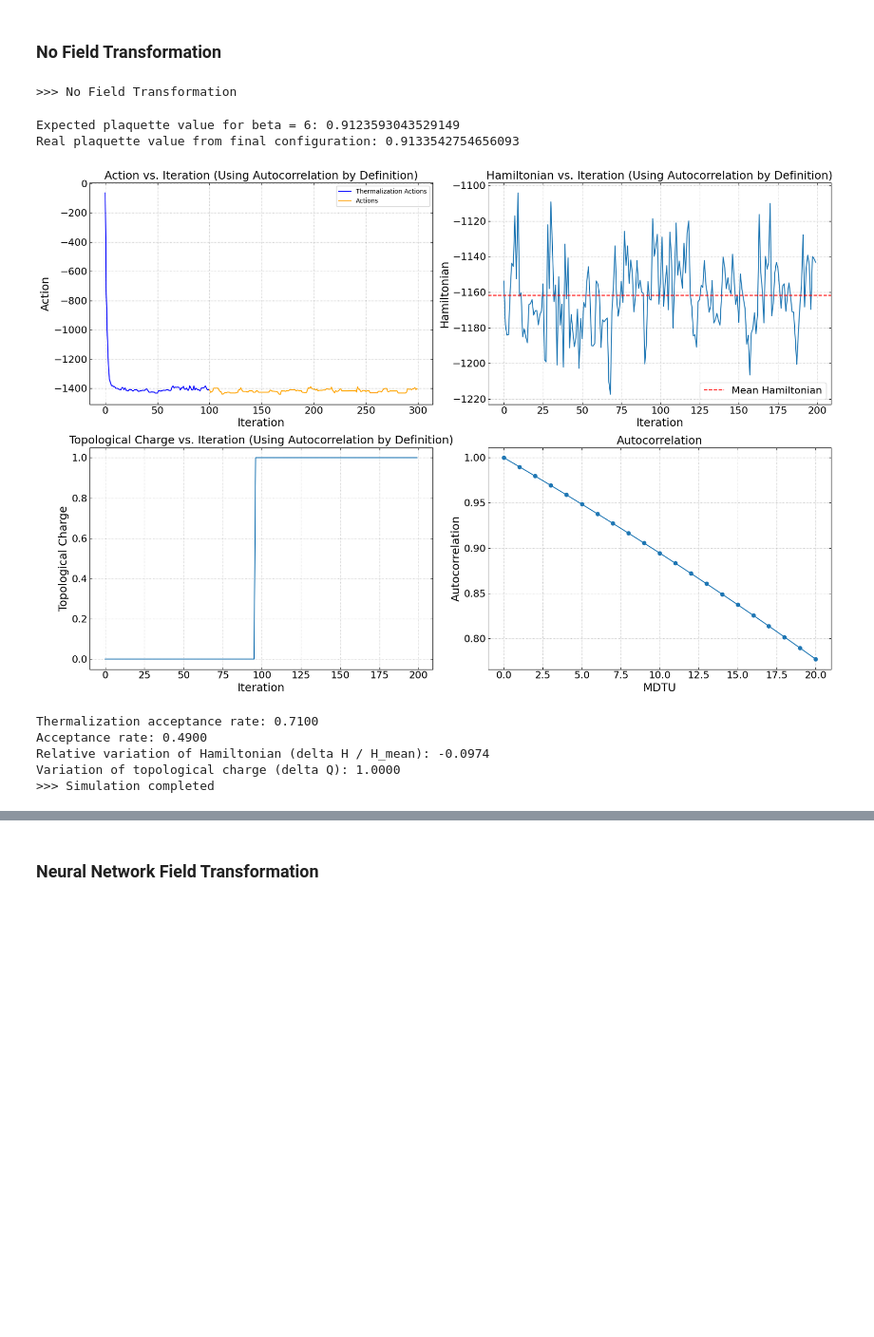
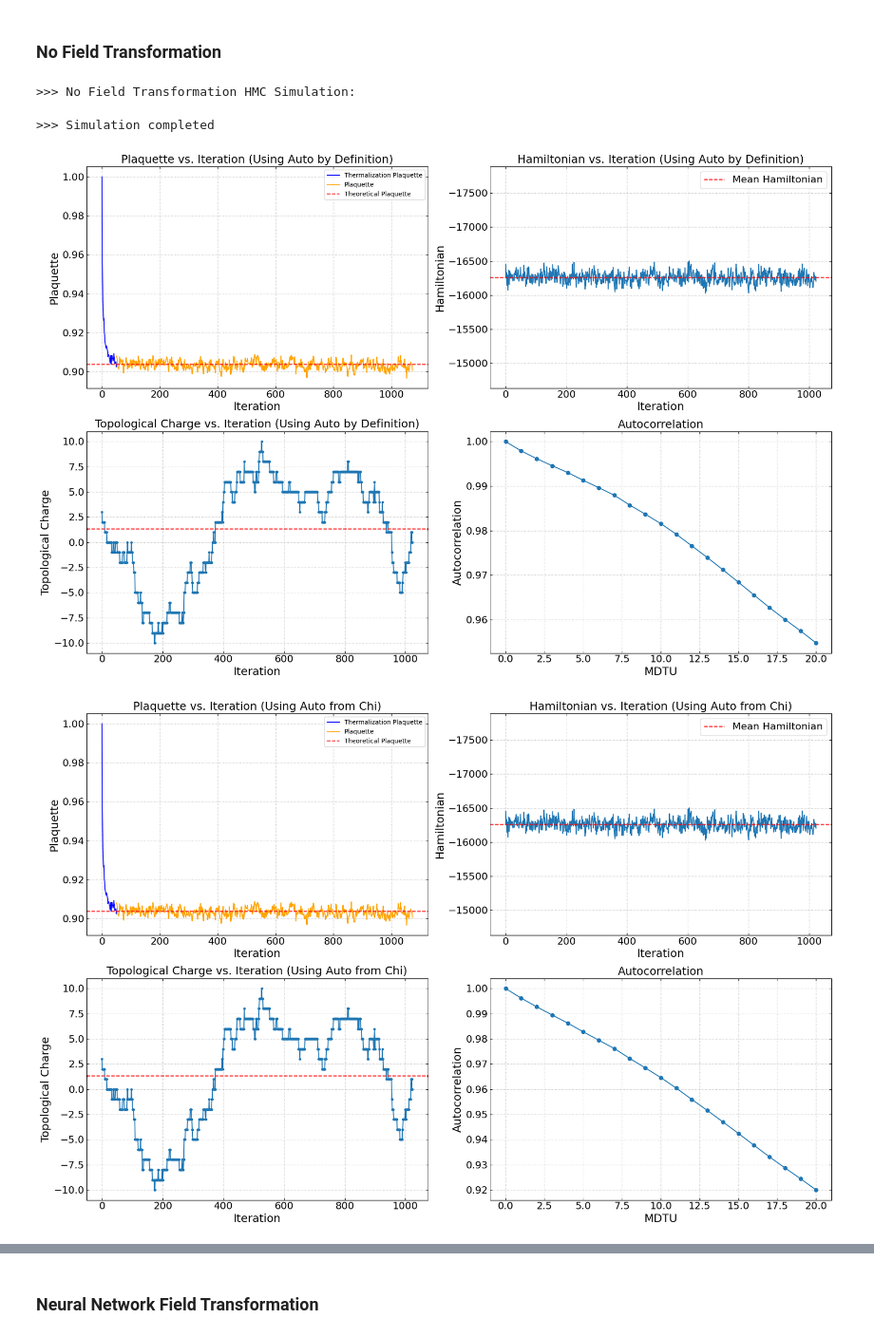
Before and after one commit to Greyyy-HJC/hmc_ft, a Jupyter notebook: 2d_u1/main.ipynb, the cells around one changed output, grey strips where cells are left out. Shown at 95% size. Saved outputs shown, nothing was run; the diff lists cells and outputs as text; code cells hidden in the pictures; blank space fills up the shorter version.

```diff
--- a/2d_u1/main.ipynb
+++ b/2d_u1/main.ipynb
@@ -27,59 +32,25 @@ torch.set_default_dtype(torch.float32)
 # %% [markdown]
 ### No Field Transformation
-# %%
-print(">>> No Field Transformation")
-
-# Initialize HMC
-hmc = HMC_U1(lattice_size, beta, n_thermalization_steps, n_steps, step_size, device=device)
-
-# Thermalize the system
-theta_thermalized, thermalization_actions, thermalization_acceptance_rate = hmc.thermalize()
-
-# Run HMC without field transformation
-final_config, actions, acceptance_rate, topological_charges, hamiltonians = hmc.run(n_iterations, theta_thermalized)
-
-# Convert to numpy arrays
-thermalization_actions = thermalization_actions.cpu().numpy()
-actions = actions.cpu().numpy()
-hamiltonians = hamiltonians.cpu().numpy()
-final_config = final_config.cpu().numpy()
-topological_charges = topological_charges.cpu().numpy()
-
-# Calculate expected and actual plaquette values
-expected_plaquette = plaquette_value(beta)
-real_plaquette = calculate_plaquette_from_field(final_config)
-print(f"Expected plaquette value for beta = {beta}: {expected_plaquette}")
-print(f"Real plaquette value from final configuration: {real_plaquette}")
-
-# Compute autocorrelation of topological charges
-max_lag = 20
-autocorrelations = compute_autocorrelation_by_def(topological_charges, max_lag)
-
-# Plot results
-plot_results(thermalization_actions, actions, topological_charges, hamiltonians, autocorrelations, title_suffix="(Using Autocorrelation by Definition)")
-
-# Print acceptance rates
-print(f"Thermalization acceptance rate: {thermalization_acceptance_rate:.4f}")
-print(f"Acceptance rate: {acceptance_rate:.4f}")
-
-# Calculate and print relative change in Hamiltonian (delta H)
-delta_H = np.max(hamiltonians) - np.min(hamiltonians)
-H_mean = np.mean(hamiltonians)
-relative_delta_H = delta_H / H_mean
-print(f"Relative variation of Hamiltonian (delta H / H_mean): {relative_delta_H:.4f}")
-
-# Calculate and print change in topological charge (delta Q)
-delta_Q = np.max(topological_charges) - np.min(topological_charges)
-print(f"Variation of topological charge (delta Q): {delta_Q:.4f}")
-
-print(">>> Simulation completed")
-# %% [output]
->>> No Field Transformation
-Expected plaquette value for beta = 6: 0.9123593043529149
-Real plaquette value from final configuration: 0.9133542754656093
-[figure, removed]
-Thermalization acceptance rate: 0.7100
-Acceptance rate: 0.4900
-Relative variation of Hamiltonian (delta H / H_mean): -0.0974
-Variation of topological charge (delta Q): 1.0000
->>> Simulation completed
+# %%
+print(">>> No Field Transformation HMC Simulation: ")
+
+# Initialize HMC
+hmc = HMC_U1(lattice_size, beta, n_thermalization_steps, n_steps, step_size, device=device)
+
+# Thermalize the system
+theta_thermalized, therm_plaq_ls, therm_acceptance_rate = hmc.thermalize()
+
+# Run HMC without field transformation
+final_config, plaq_ls, acceptance_rate, topological_charges, hamiltonians = hmc.run(n_iterations, theta_thermalized)
+
+print(">>> Simulation completed")
+
+
+# Compute autocorrelation of topological charges
+max_lag = 20
+hmc_summary(beta, max_lag, volume, therm_plaq_ls, plaq_ls, topological_charges, hamiltonians, therm_acceptance_rate, acceptance_rate)
+# %% [output]
+>>> No Field Transformation HMC Simulation:
+>>> Simulation completed
+[figure, added]
+[figure, added]
```
Also changed, not shown: parts of 5 cells of this notebook, 9 other files.
